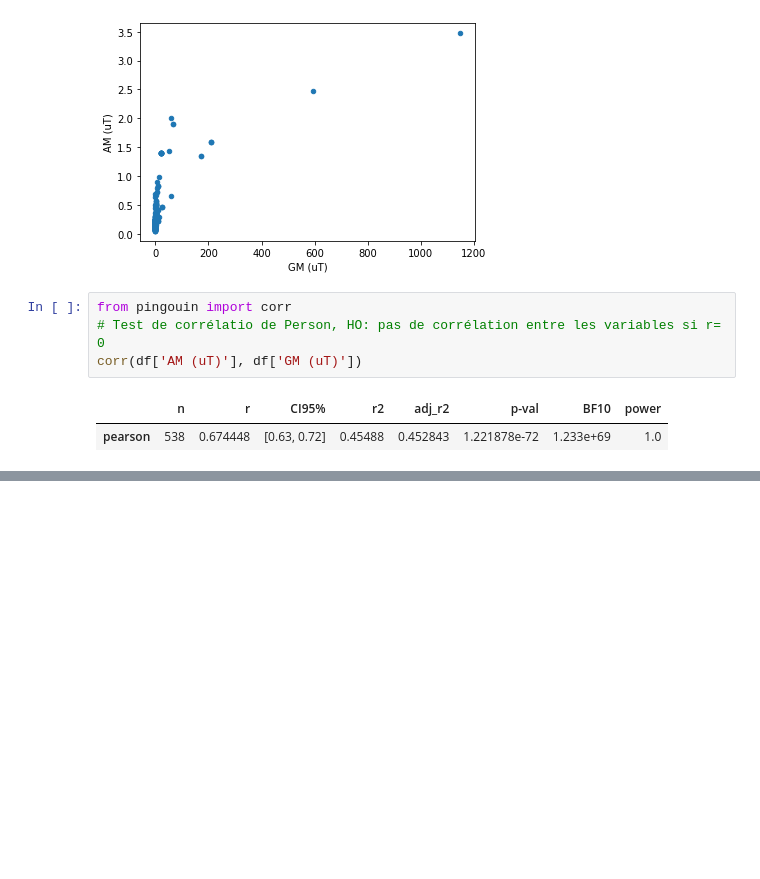
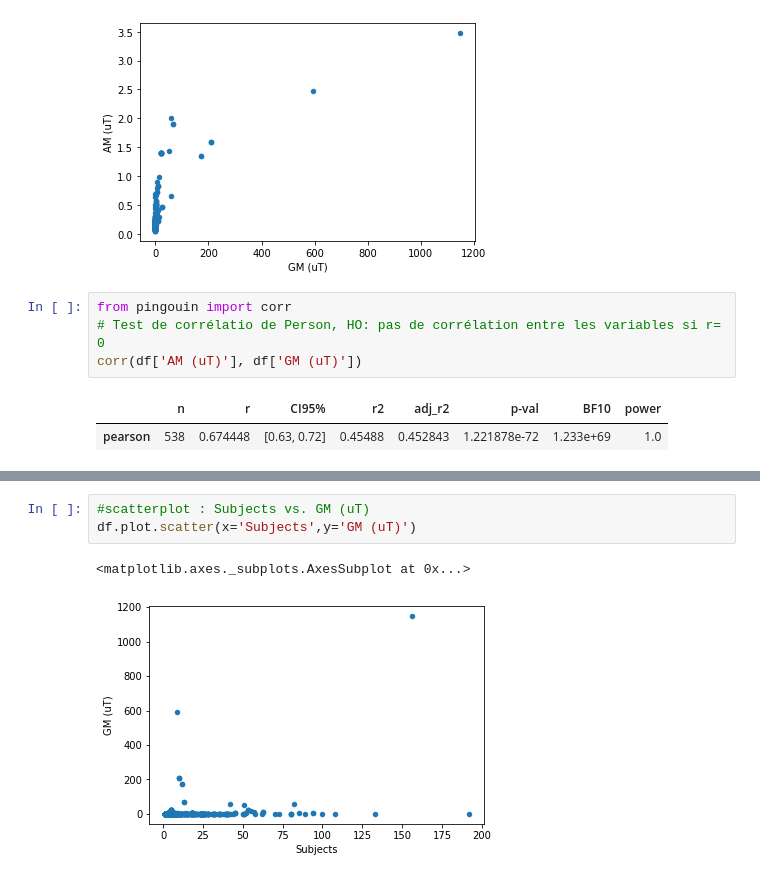
Before and after one commit to BilitisPrudhomme/BilitisPrudhomme, a Jupyter notebook: Coding_EMF_project_RevFinal.ipynb, the cells around one changed output, grey strips where cells are left out. Cells and saved outputs as stored; diff of their text form; blank space fills up the shorter version.

```diff
--- a/Coding_EMF_project_RevFinal.ipynb
+++ b/Coding_EMF_project_RevFinal.ipynb
@@ -372,0 +410,6 @@ Puisque la moyenne des échantillons est de 16  personnes/jour monitorée par oc
+# %%
+#scatterplot : Subjects vs. GM (uT)
+df.plot.scatter(x='Subjects',y='GM (uT)')
+# %% [output]
+<matplotlib.axes._subplots.AxesSubplot at 0x...>
+[figure, added]
```
Also changed, not shown: parts of 11 cells of this notebook.
